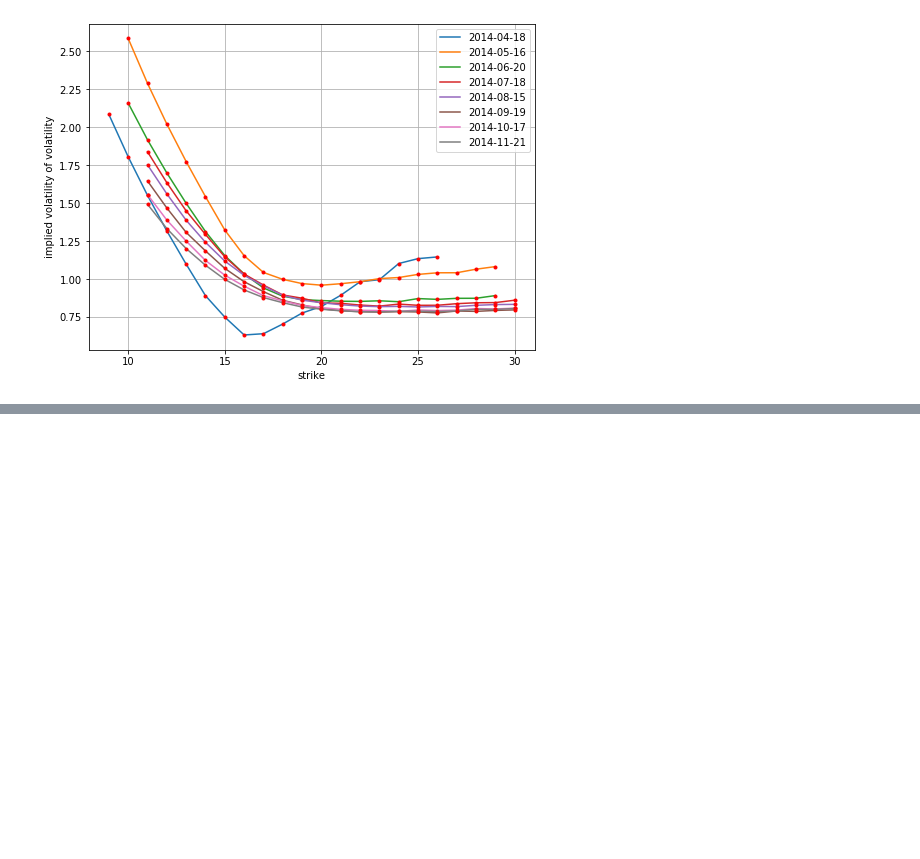
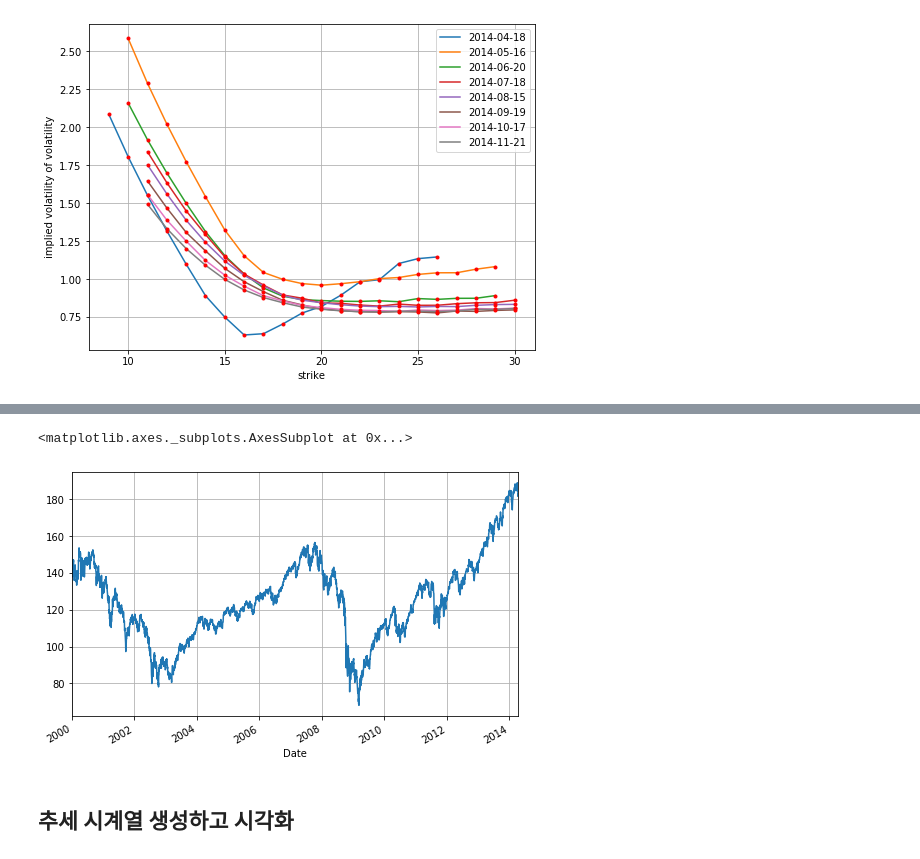
Before and after one commit to leehunkyu00/Books, a Jupyter notebook: pythonforfinance/ch3/IntrodutionExample.ipynb, the cells around one changed output, grey strips where cells are left out. Cells and saved outputs as stored; diff of their text form; code cells hidden in the pictures; blank space fills up the shorter version.

```diff
--- a/pythonforfinance/ch3/IntrodutionExample.ipynb
+++ b/pythonforfinance/ch3/IntrodutionExample.ipynb
@@ -173,0 +252,6 @@ plt.show()
+# %%
+start = datetime.datetime(2000, 1, 1)
+end = datetime.datetime(2014, 4, 14)
+
+SPY = web.DataReader('SPY', 'yahoo', start, end)
+SPY.info()
@@ -173,0 +270,7 @@ plt.show()
+# %%
+SPY['Close'].plot(grid=True, figsize=(8, 5))
+# %% [output]
+<matplotlib.axes._subplots.AxesSubplot at 0x...>
+[figure, added]
+# %% [markdown]
+## 추세 시계열 생성하고 시각화
```
Also changed, not shown: parts of 26 cells of this notebook, 3 other files.
